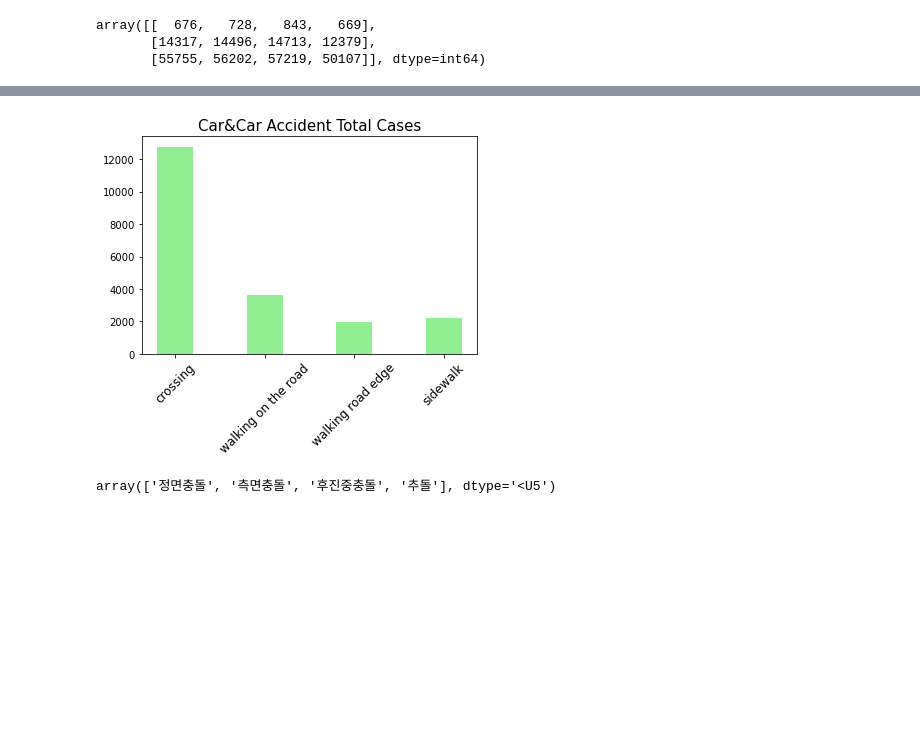
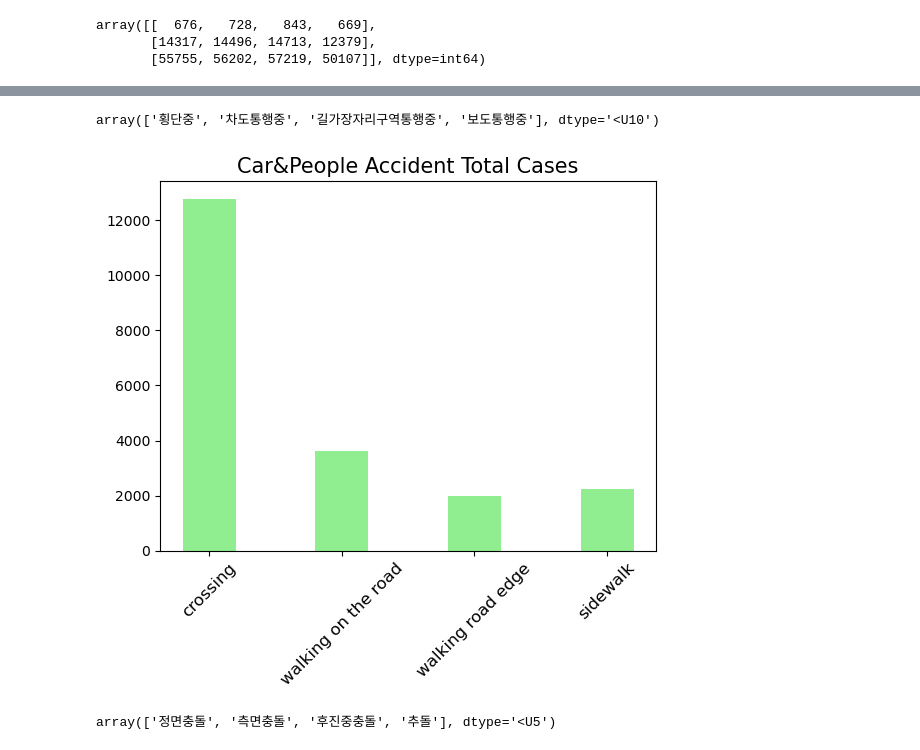
Before and after one commit to jeazure11/dataAnalytics_project, a Jupyter notebook: RealFinalProject.ipynb, the cells around one changed output, grey strips where cells are left out. Saved outputs shown, nothing was run; the diff lists cells and outputs as text; code cells hidden in the pictures; blank space fills up the shorter version.

```diff
--- a/RealFinalProject.ipynb
+++ b/RealFinalProject.ipynb
@@ -2,7 +2,7 @@
 import pandas as pd
 import numpy as np
 
-csv_data = pd.read_csv('traffic_accident.csv',encoding='utf-8')
+csv_data = pd.read_csv('traffic_accident.csv',encoding='cp949')
 
 csv_spring= csv_data[(csv_data.발생월>2) & (csv_data.발생월<6)] #봄에 발생한 교통사고에 대한 모든 데이터
 csv_sprAcc = csv_spring[['사고건수']]  #봄에 발생한 교통사고 사고건수만 추출
@@ -239,6 +239,9 @@ for i in carNpeo:
 
 carNpeo1 = np.array(carNpeo1)
 carNpeo1 = carNpeo1[:4]
+carNpeo1
+# %% [output]
+array(['횡단중', '차도통행중', '길가장자리구역통행중', '보도통행중'], dtype='<U10')
 # %%
 ##'차 대 사람' 사고 유형별 사고건수 배열
 #횡단중 건수
@@ -262,14 +265,14 @@ cNpCase = cNpCase.ravel()
 # %%
 #'차 대 사람' 사고 유형별 사고건수 그래프
 index = np.arange(len(carNpeo1))
 
 cNpAccSumBar = plt.bar(index,cNpCase,width=0.4,color = 'lightgreen')
-plt.title("Car&Car Accident Total Cases",fontsize=15)
+plt.title("Car&People Accident Total Cases",fontsize=15)
 plt.xticks(index,labels = ['crossing','walking on the road','walking road edge','sidewalk'],rotation = 45, fontsize = 12)
 
 plt.show()
 # %% [output]
-[figure, old version]
+[figure, new version]
 # %%
 #'차 대 차' 사고 유형 배열
 carNcar= csv_data[(csv_data.사고유형대분류 == '차대차')]
```
Also changed, not shown: parts of 10 cells of this notebook.
